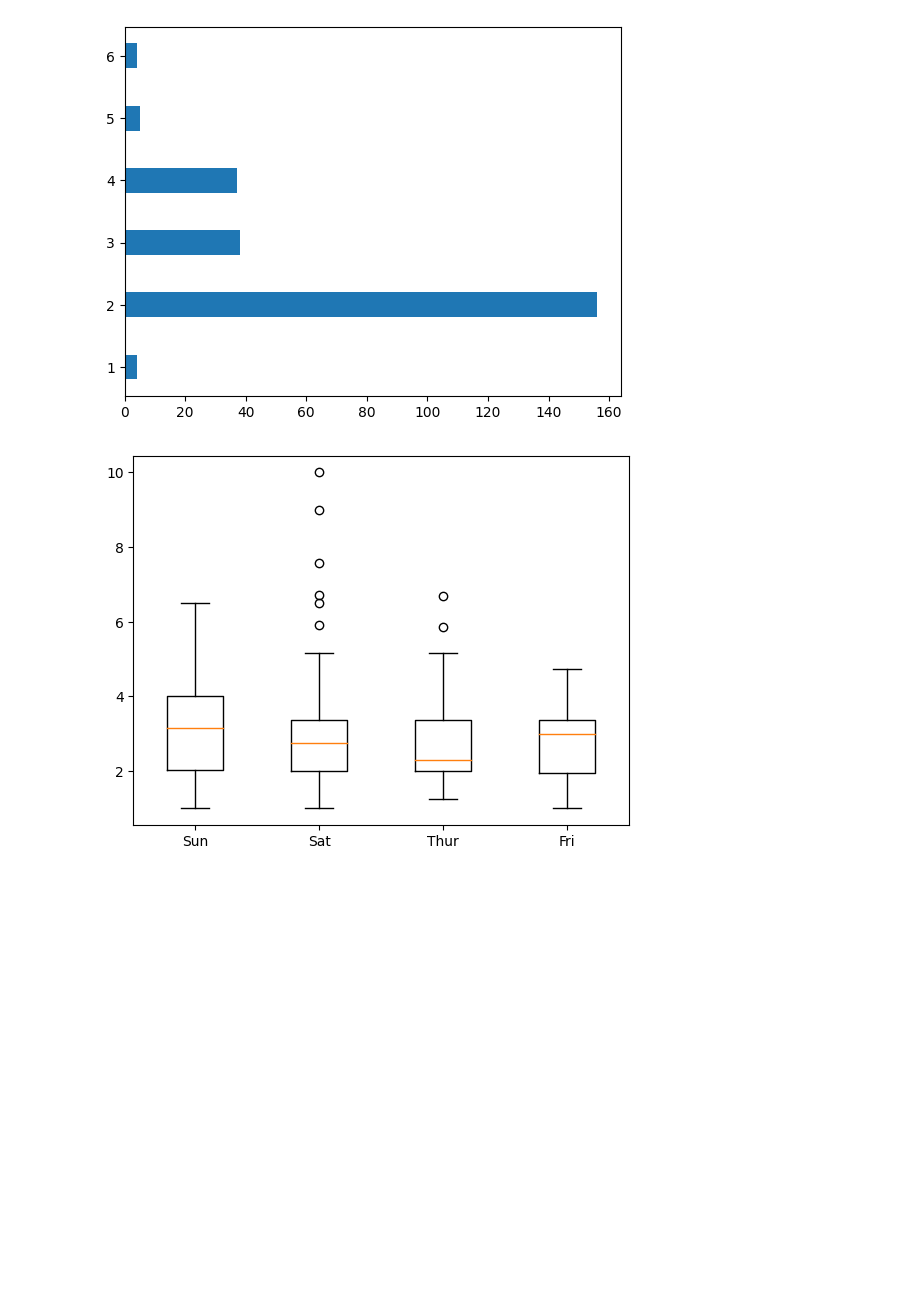
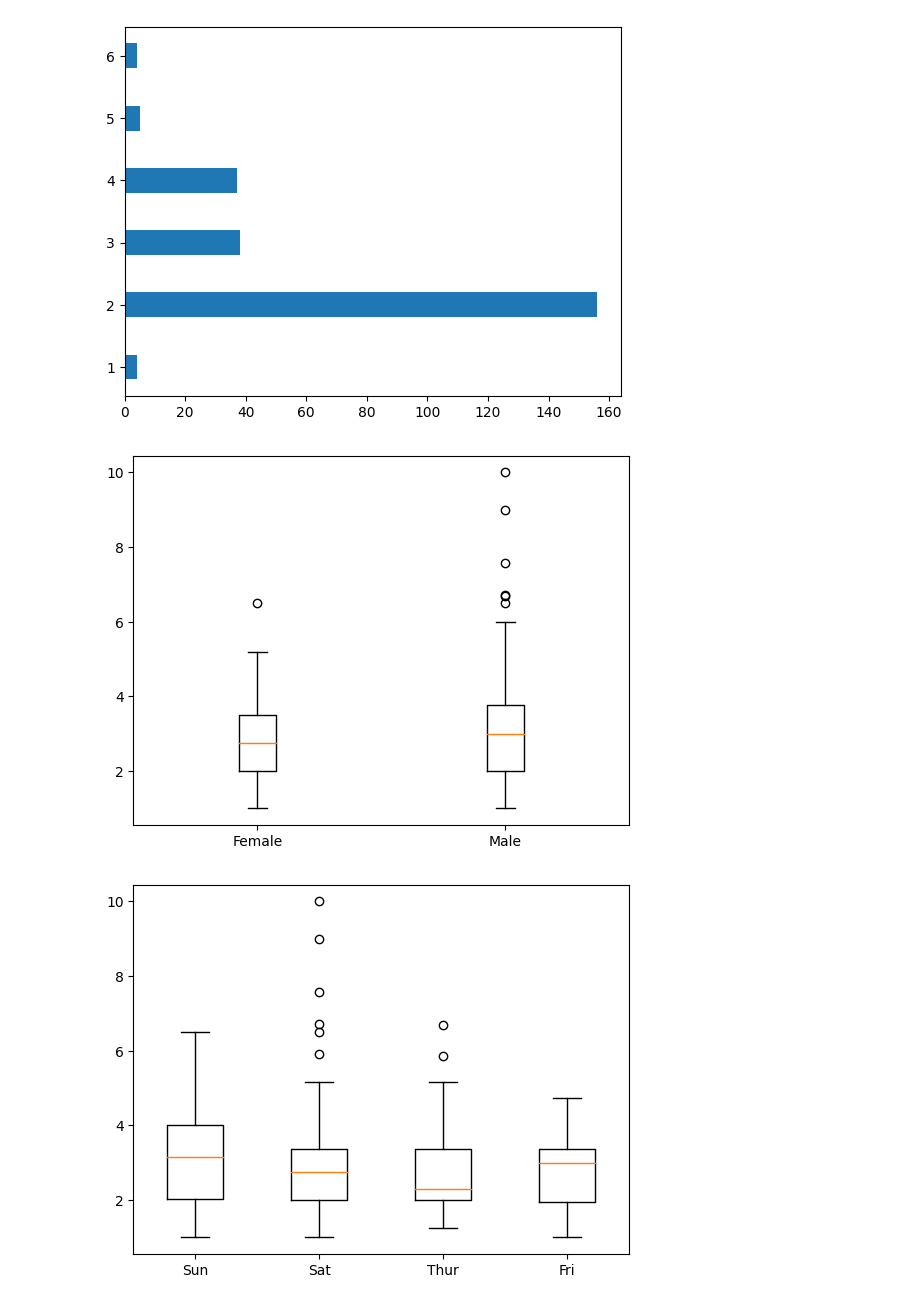
Before and after one commit to kim-dahun/python-study, a Jupyter notebook: py16_matplotlib.ipynb, the cells around one changed output. Cells and saved outputs as stored; diff of their text form; code cells hidden in the pictures; blank space fills up the shorter version.

```diff
--- a/py16_matplotlib.ipynb
+++ b/py16_matplotlib.ipynb
@@ -303,6 +303,25 @@ plt.show()
 # %% [output]
 [figure]
 [figure]
+# %%
+plotdata = []
+plotname = []
+plotcount = []
+y = 1
+for x in tips.sex.unique():
+
+  catch = tips[tips['sex']==x]['tip']
+  plotdata.append(catch)
+  plotname.append(x)
+  plotcount.append(y)
+  y+=1
+
+plt.boxplot(x=plotdata)
+plt.xticks(plotcount,plotname)
+
+plt.show()
+# %% [output]
+[figure, added]
 # %%
 plotdata = []
 plotname = []
```
Also changed, not shown: parts of 2 cells of this notebook.
